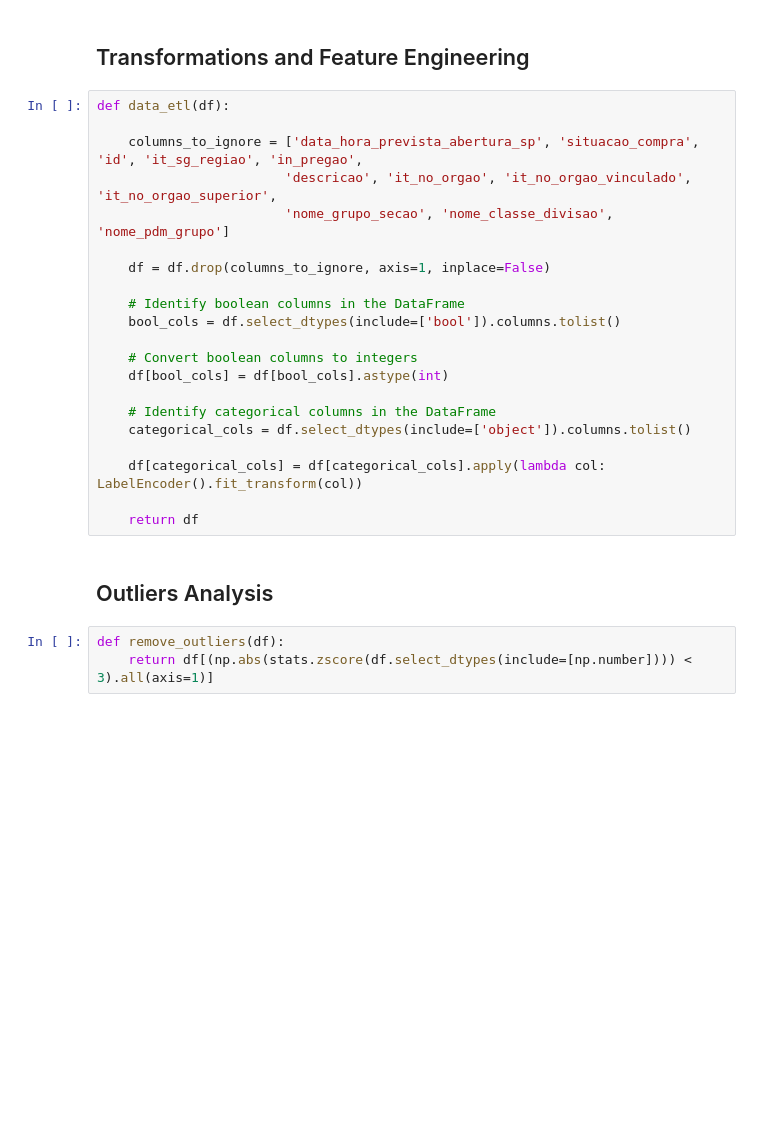
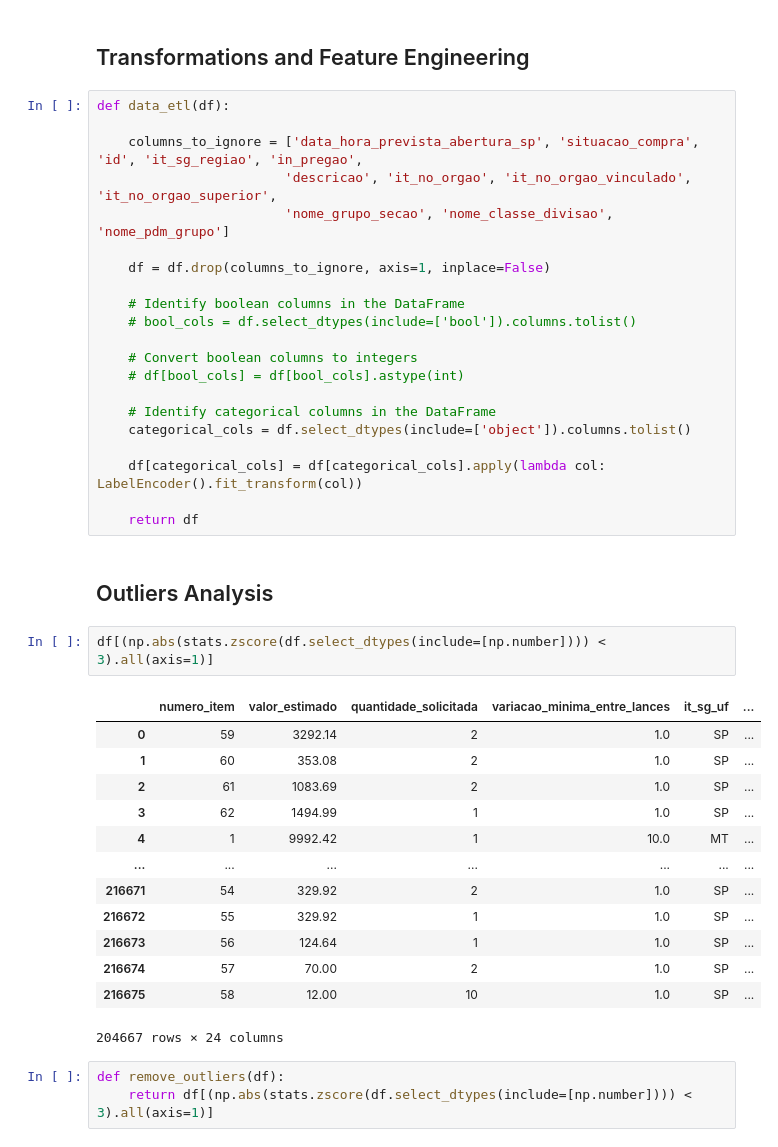
Before and after one commit to hugosouto/comprasgov-poc-item-deserto, a Jupyter notebook: comprasgov-poc-item-deserto.ipynb, the cells around one changed output. Saved outputs shown, nothing was run; the diff lists cells and outputs as text; blank space fills up the shorter version.

```diff
--- a/comprasgov-poc-item-deserto.ipynb
+++ b/comprasgov-poc-item-deserto.ipynb
@@ -180,10 +180,10 @@ def data_etl(df):
     df = df.drop(columns_to_ignore, axis=1, inplace=False)
 
     # Identify boolean columns in the DataFrame
-    bool_cols = df.select_dtypes(include=['bool']).columns.tolist()
+    # bool_cols = df.select_dtypes(include=['bool']).columns.tolist()
 
     # Convert boolean columns to integers
-    df[bool_cols] = df[bool_cols].astype(int)
+    # df[bool_cols] = df[bool_cols].astype(int)
 
     # Identify categorical columns in the DataFrame
     categorical_cols = df.select_dtypes(include=['object']).columns.tolist()
@@ -193,6 +193,22 @@ def data_etl(df):
     return df
 # %% [markdown]
 ## Outliers Analysis
+# %%
+df[(np.abs(stats.zscore(df.select_dtypes(include=[np.number]))) < 3).all(axis=1)]
+# %% [output]
+|  | numero_item | valor_estimado | quantidade_solicitada | variacao_minima_entre_lances | it_sg_uf | ... |
+| 0 | 59 | 3292.14 | 2 | 1.0 | SP | ... |
+| 1 | 60 | 353.08 | 2 | 1.0 | SP | ... |
+| 2 | 61 | 1083.69 | 2 | 1.0 | SP | ... |
+| 3 | 62 | 1494.99 | 1 | 1.0 | SP | ... |
+| 4 | 1 | 9992.42 | 1 | 10.0 | MT | ... |
+| ... | ... | ... | ... | ... | ... | ... |
+| 216671 | 54 | 329.92 | 2 | 1.0 | SP | ... |
+| 216672 | 55 | 329.92 | 1 | 1.0 | SP | ... |
+| 216673 | 56 | 124.64 | 1 | 1.0 | SP | ... |
+| 216674 | 57 | 70.00 | 2 | 1.0 | SP | ... |
+| 216675 | 58 | 12.00 | 10 | 1.0 | SP | ... |
+204667 rows × 24 columns
 # %%
 def remove_outliers(df):
     return df[(np.abs(stats.zscore(df.select_dtypes(include=[np.number]))) < 3).all(axis=1)]
```
Also changed, not shown: parts of 4 cells of this notebook.
